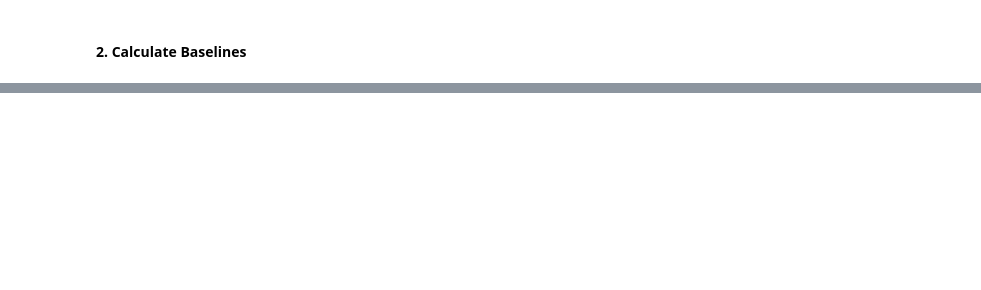
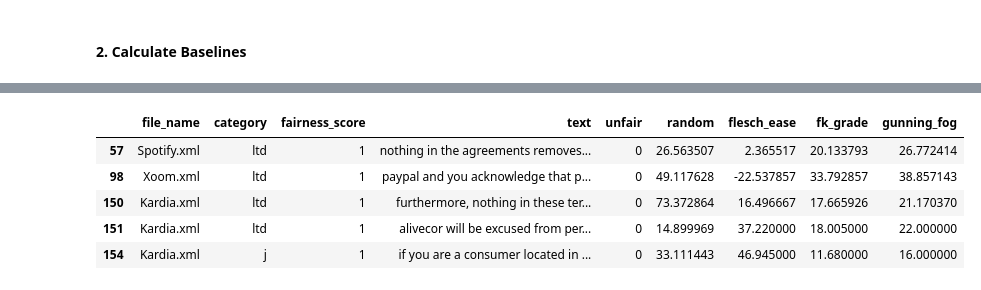
Before and after one commit to kristinemcl/tos-analysis, a Jupyter notebook: analyze.ipynb, the cells around one changed output, grey strips where cells are left out. Drawn from its saved outputs; the diff is of its cells as text; code cells hidden in the pictures; blank space fills up the shorter version.

```diff
--- a/analyze.ipynb
+++ b/analyze.ipynb
@@ -145,0 +176,12 @@ def get_readability_score(clause):
+# %%
+# Apply function to the text column and create new df with those scores
+scores = readability_baselines["text"].apply(get_readability_scores)
+readability_baselines = pd.concat([readability_baselines, scores], axis=1)
+readability_baselines.head()
+# %% [output]
+|  | file_name | category | fairness_score | text | unfair | random | flesch_ease | fk_grade | gunning_fog |
+| 57 | Spotify.xml | ltd | 1 | nothing in the agreements removes... | 0 | 26.563507 | 2.365517 | 20.133793 | 26.772414 |
+| 98 | Xoom.xml | ltd | 1 | paypal and you acknowledge that p... | 0 | 49.117628 | -22.537857 | 33.792857 | 38.857143 |
+| 150 | Kardia.xml | ltd | 1 | furthermore, nothing in these ter... | 0 | 73.372864 | 16.496667 | 17.665926 | 21.170370 |
+| 151 | Kardia.xml | ltd | 1 | alivecor will be excused from per... | 0 | 14.899969 | 37.220000 | 18.005000 | 22.000000 |
+| 154 | Kardia.xml | j | 1 | if you are a consumer located in ... | 0 | 33.111443 | 46.945000 | 11.680000 | 16.000000 |
```
Also changed, not shown: parts of 10 cells of this notebook, 1 other file.
